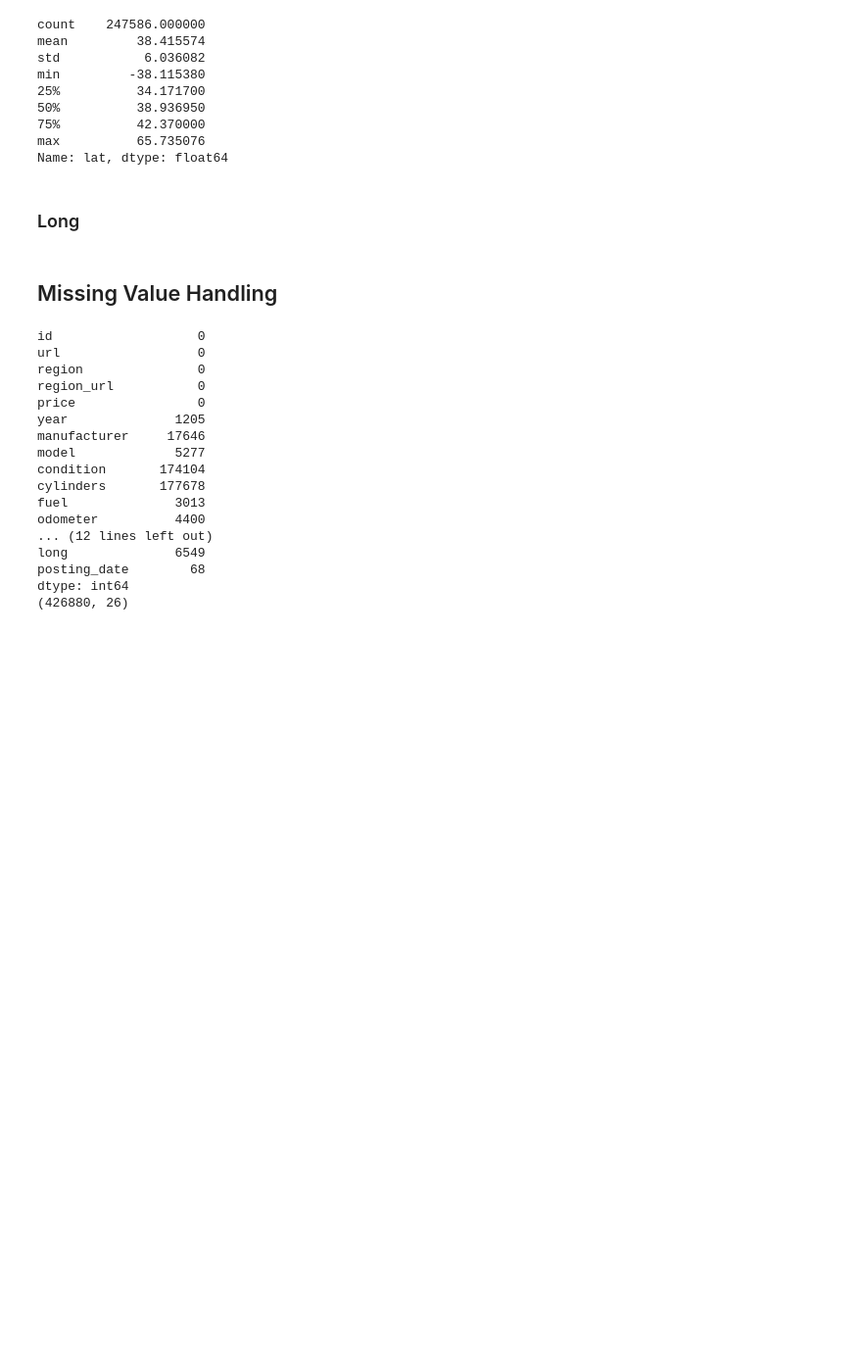
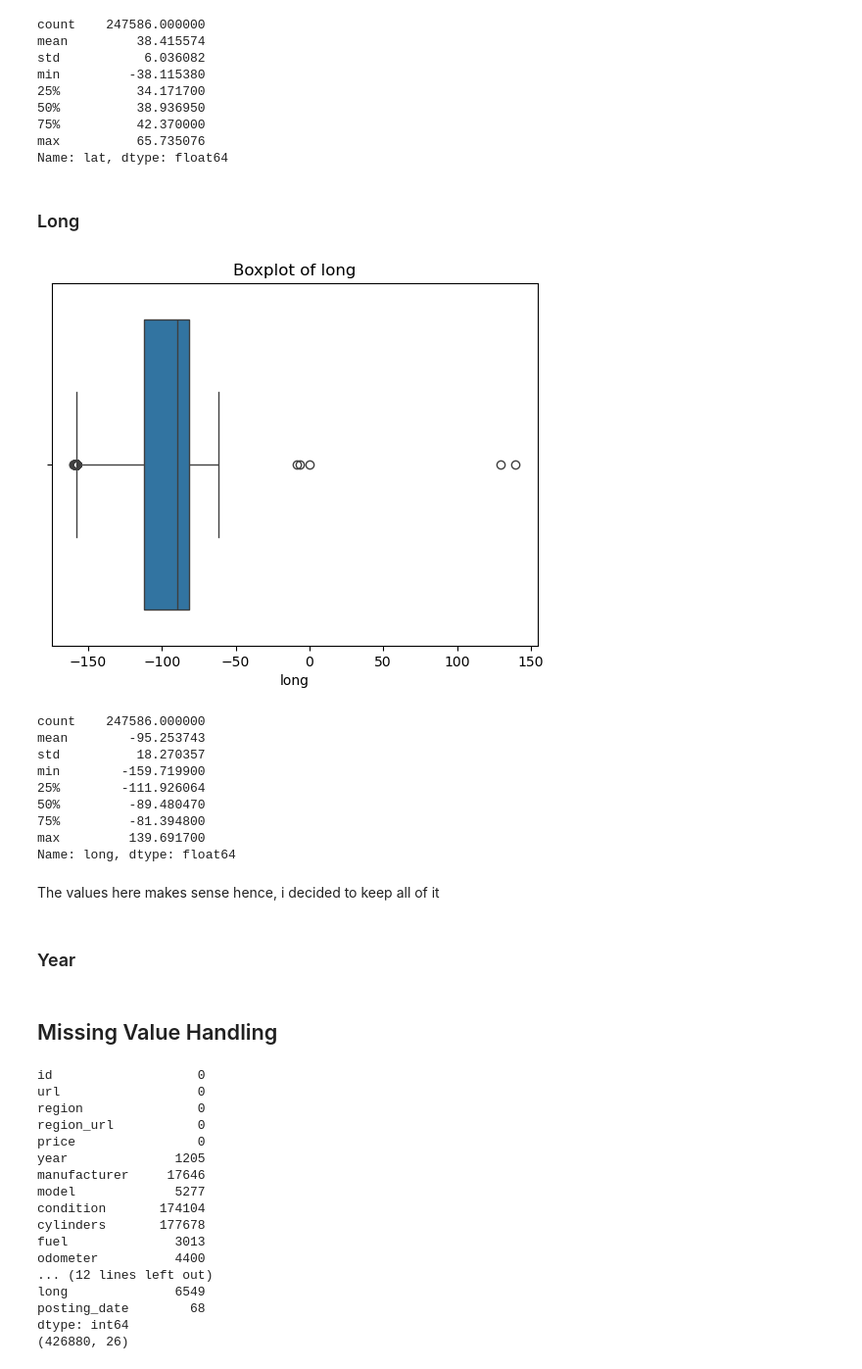
Before and after one commit to RandyTunru/Used-Cars-Exploratory-Analysis-and-Modelling, a Jupyter notebook: index.ipynb, the cells around one changed output. Shown: that part at 98% size. Drawn from its saved outputs; the diff is of its cells as text; code cells hidden in the pictures; blank space fills up the shorter version.

Commit message:
docs: completed outlier detection in 'long'

```diff
--- a/index.ipynb
+++ b/index.ipynb
@@ -367,6 +367,27 @@ max          65.735076
 Name: lat, dtype: float64
 # %% [markdown]
 ### Long
+# %%
+sns.boxplot(x=main_dataset["long"])
+plt.title(f"Boxplot of long")
+plt.xlabel('long')
+plt.show()
+print(main_dataset["long"].describe())
+# %% [output]
+[figure, added]
+count    247586.000000
+mean        -95.253743
+std          18.270357
+min        -159.719900
+25%        -111.926064
+50%         -89.480470
+75%         -81.394800
+max         139.691700
+Name: long, dtype: float64
+# %% [markdown]
+The values here makes sense hence, i decided to keep all of it
+# %% [markdown]
+### Year
 # %% [markdown]
 ## Missing Value Handling
 # %%
```
